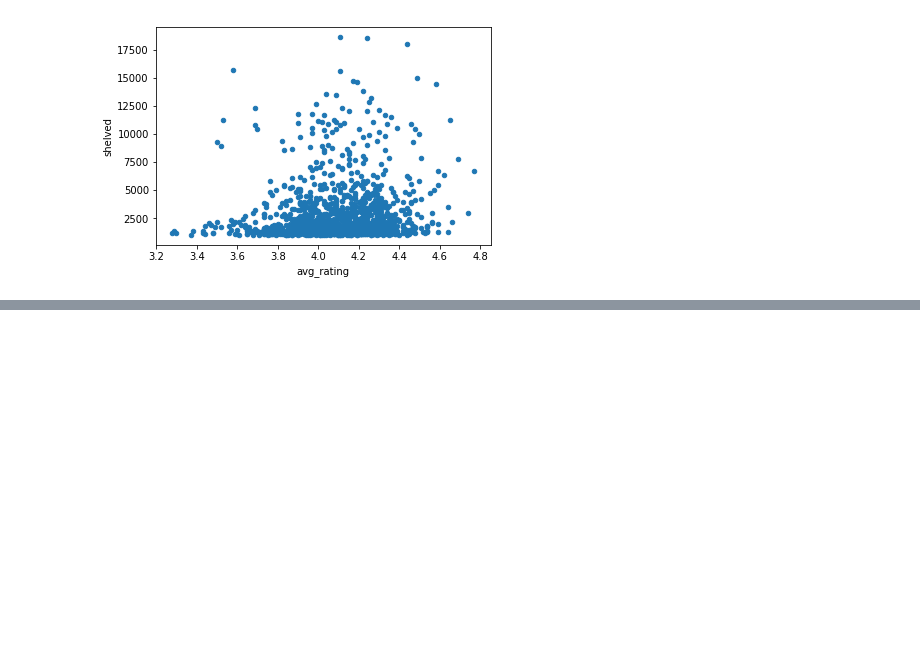
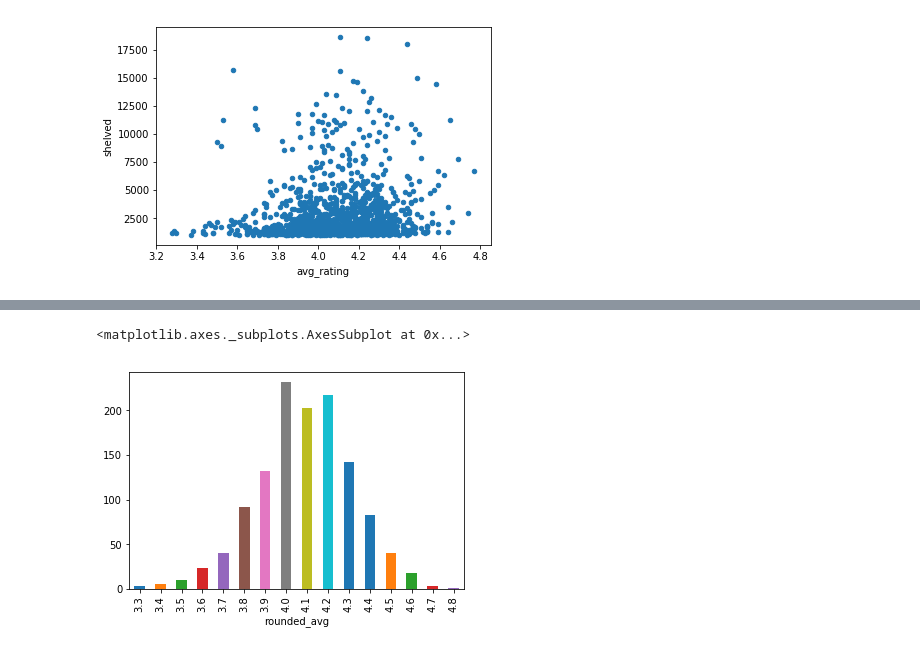
Before and after one commit to nikerzetic/programiranje-1-projektna-naloga, a Jupyter notebook: data_analysis.ipynb, the cells around one changed output, grey strips where cells are left out. Cells and saved outputs as stored; diff of their text form; code cells hidden in the pictures; blank space fills up the shorter version.

```diff
--- a/data_analysis.ipynb
+++ b/data_analysis.ipynb
@@ -289,0 +165,5 @@ celotna_tabela = pd.merge(pd.merge(knjige, avtorji, left_index=True, right_index
+# %%
+knjige.groupby('rounded_avg').size().plot.bar()
+# %% [output]
+<matplotlib.axes._subplots.AxesSubplot at 0x...>
+[figure, added]
```
Also changed, not shown: parts of 54 cells of this notebook, 1 other file.
